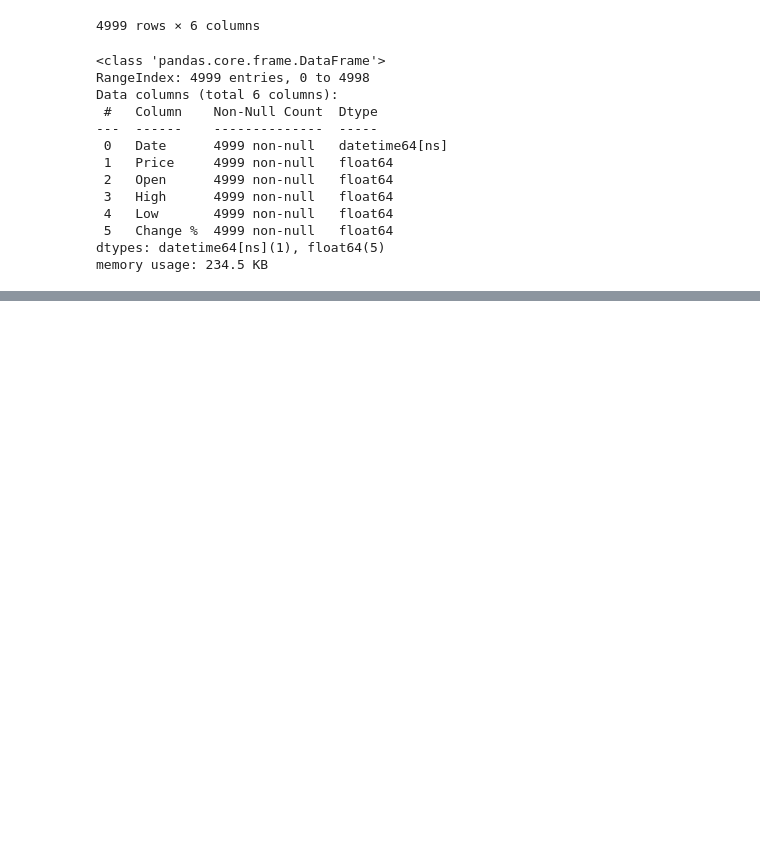
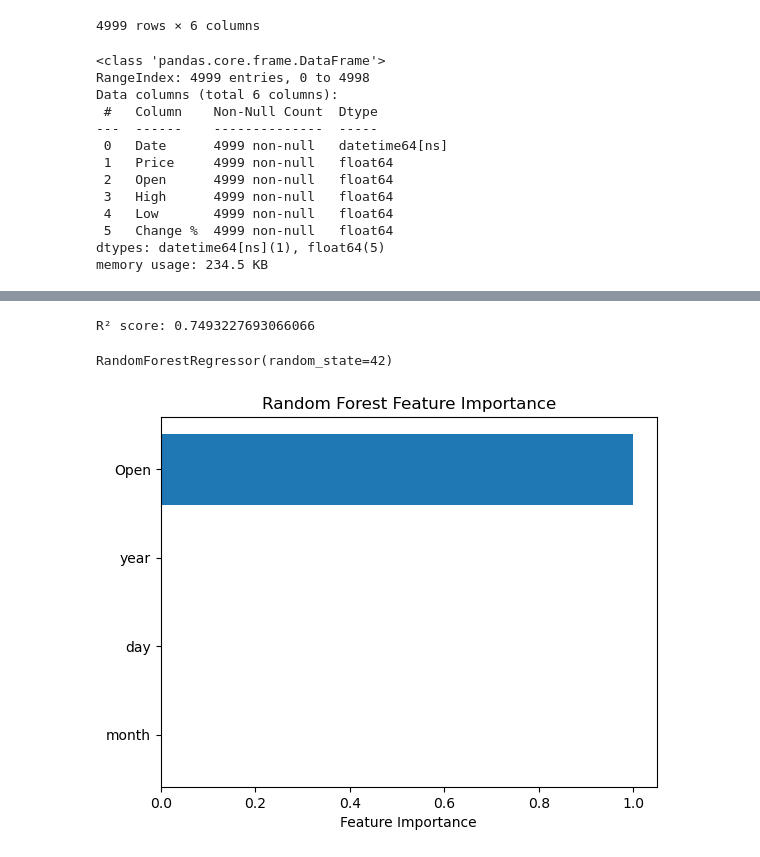
Before and after one commit to Mohansingh12/Ai, a Jupyter notebook: ml/projects/gold pridicter/gold_price.ipynb, the cells around one changed output, grey strips where cells are left out. Saved outputs shown, nothing was run; the diff lists cells and outputs as text; code cells hidden in the pictures; blank space fills up the shorter version.

```diff
--- a/ml/projects/gold pridicter/gold_price.ipynb
+++ b/ml/projects/gold pridicter/gold_price.ipynb
@@ -187,0 +214,5 @@ DTypePromotionError: The DType <class 'numpy.dtypes.DateTime64DType'> could not
+# %%
+r2 = r2_score(y_test, y_pred)
+print(f'R² score: {r2}')
+# %% [output]
+R² score: 0.7493227693066066
@@ -187,0 +221,6 @@ DTypePromotionError: The DType <class 'numpy.dtypes.DateTime64DType'> could not
+# %%
+rf_model = RandomForestRegressor(n_estimators=100, random_state=42)
+# %%
+rf_model.fit(X_train, y_train)
+# %% [output]
+RandomForestRegressor(random_state=42)
@@ -187,0 +229,12 @@ DTypePromotionError: The DType <class 'numpy.dtypes.DateTime64DType'> could not
+# %%
+import matplotlib.pyplot as plt
+
+importances = rf_model.feature_importances_
+features = X_train.columns
+
+plt.barh(features, importances)
+plt.xlabel("Feature Importance")
+plt.title("Random Forest Feature Importance")
+plt.show()
+# %% [output]
+[figure, added]
```
Also changed, not shown: parts of 10 cells of this notebook.
